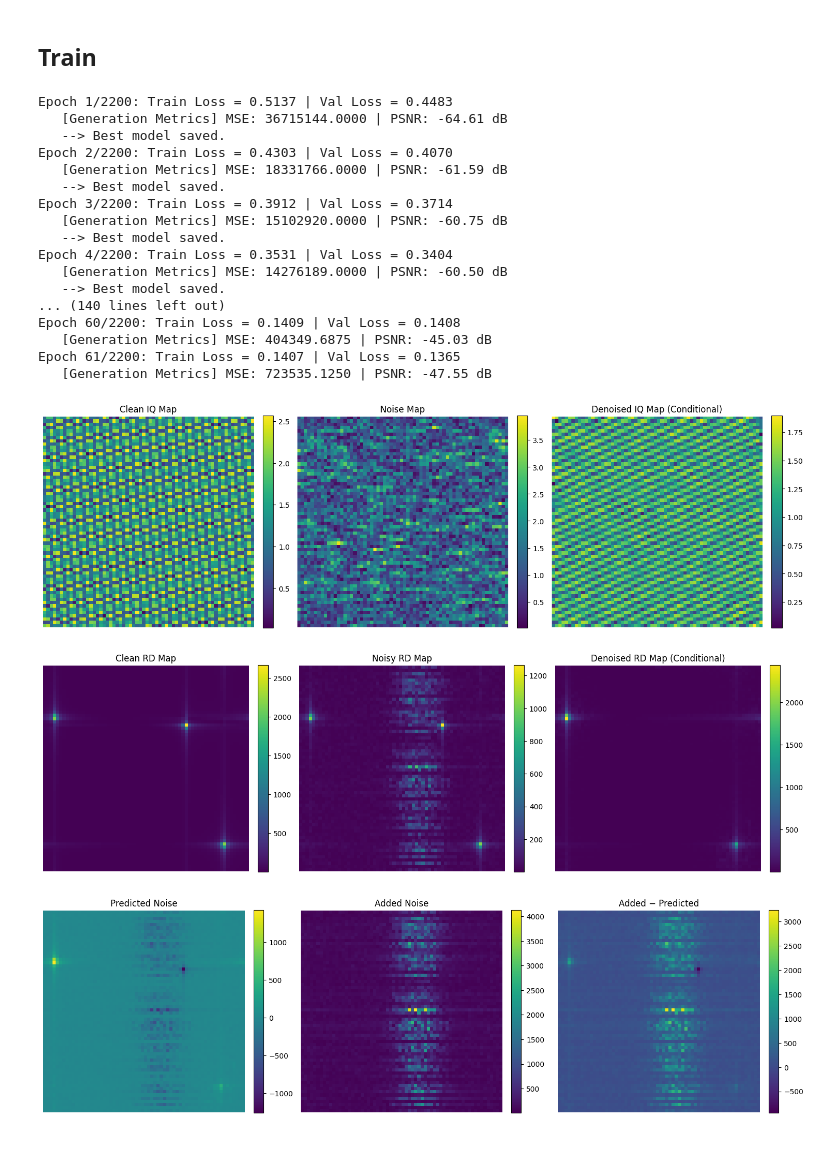
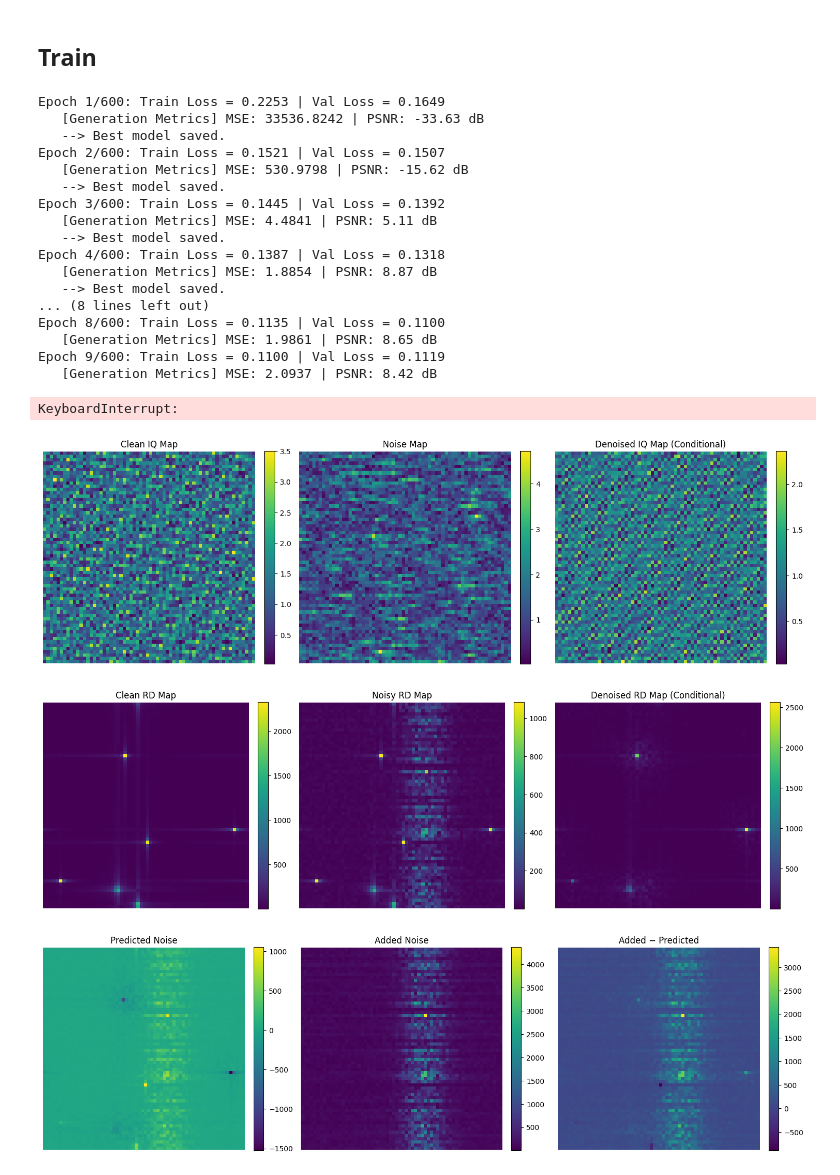
Before and after one commit to arigra/Heavy-Clutter-Detection, a Jupyter notebook: notebooks/nit.ipynb, the cells around one changed output. Cells and saved outputs as stored; diff of their text form; code cells hidden in the pictures; blank space fills up the shorter version.

Commit message:
working diffusion model

```diff
--- a/notebooks/nit.ipynb
+++ b/notebooks/nit.ipynb
@@ -30,11 +30,12 @@ config = SimpleNamespace(
     batch_size = 16,
     num_samples=50960,
     time_emb_dim = 256,
-    noise_scheduler = "linear",
-    noise_steps = 1000,
+    scheduler_type = "linear",
+    noise_steps = 2000,
     beta_start = 1e-4,
-    beta_end = 0.02,
-
+    beta_end = 0.03,
+    lr =1e-5,
+    num_epochs = 600,
 )
 # %% [markdown]
 ## Dataset prep
@@ -451,9 +394,9 @@ def validate(diffusion, dataloader, device):
 train_loader = norm_train_loader
 val_loader = norm_val_loader
 cond_unet = ConditionalUNet(in_channels=4, out_channels=2, time_emb_dim=config.time_emb_dim).to(device)
-cond_diffusion = ConditionalDiffusion(model=cond_unet, T=2000, beta_start=1e-4, beta_end=0.05).to(device)
-optimizer = torch.optim.Adam(cond_diffusion.parameters(), lr=1e-5)
-num_epochs = 2200
+cond_diffusion = ConditionalDiffusion(model=cond_unet, scheduler_type=config.scheduler_type, T=config.noise_steps, beta_start=config.beta_start, beta_end=config.beta_end).to(device)
+optimizer = torch.optim.Adam(cond_diffusion.parameters(), config.lr)
+num_epochs = config.num_epochs
 best_val_loss = float('inf')
 best_mse_loss = float('inf')
 
@@ -501,23 +444,24 @@ if len(val_psnrs) > 0:
     plt.legend()
     plt.show()
 # %% [output]
-Epoch 1/2200: Train Loss = 0.5137 | Val Loss = 0.4483
-   [Generation Metrics] MSE: 36715144.0000 | PSNR: -64.61 dB
+Epoch 1/600: Train Loss = 0.2253 | Val Loss = 0.1649
+   [Generation Metrics] MSE: 33536.8242 | PSNR: -33.63 dB
    --> Best model saved.
-Epoch 2/2200: Train Loss = 0.4303 | Val Loss = 0.4070
-   [Generation Metrics] MSE: 18331766.0000 | PSNR: -61.59 dB
+Epoch 2/600: Train Loss = 0.1521 | Val Loss = 0.1507
+   [Generation Metrics] MSE: 530.9798 | PSNR: -15.62 dB
    --> Best model saved.
-Epoch 3/2200: Train Loss = 0.3912 | Val Loss = 0.3714
-   [Generation Metrics] MSE: 15102920.0000 | PSNR: -60.75 dB
+Epoch 3/600: Train Loss = 0.1445 | Val Loss = 0.1392
+   [Generation Metrics] MSE: 4.4841 | PSNR: 5.11 dB
    --> Best model saved.
-Epoch 4/2200: Train Loss = 0.3531 | Val Loss = 0.3404
-   [Generation Metrics] MSE: 14276189.0000 | PSNR: -60.50 dB
+Epoch 4/600: Train Loss = 0.1387 | Val Loss = 0.1318
+   [Generation Metrics] MSE: 1.8854 | PSNR: 8.87 dB
    --> Best model saved.
-... (140 lines left out)
-Epoch 60/2200: Train Loss = 0.1409 | Val Loss = 0.1408
-   [Generation Metrics] MSE: 404349.6875 | PSNR: -45.03 dB
-Epoch 61/2200: Train Loss = 0.1407 | Val Loss = 0.1365
-   [Generation Metrics] MSE: 723535.1250 | PSNR: -47.55 dB
+... (8 lines left out)
+Epoch 8/600: Train Loss = 0.1135 | Val Loss = 0.1100
+   [Generation Metrics] MSE: 1.9861 | PSNR: 8.65 dB
+Epoch 9/600: Train Loss = 0.1100 | Val Loss = 0.1119
+   [Generation Metrics] MSE: 2.0937 | PSNR: 8.42 dB
+KeyboardInterrupt:
 # %%
 import random
 def generate_range_steering_matrix(N=64, dR=64, B=50e6, c=3e8):
@@ -537,22 +481,16 @@ def generate_doppler_steering_matrix(K=64, dV=64, fc=9.39e9, T0=1e-3, c=3e8):
     return V
 
 def create_rd_map(IQ_map):
-    # Ensure IQ_map is a tensor
     if not torch.is_tensor(IQ_map):
         IQ_map = torch.from_numpy(IQ_map)
 
-    # Convert IQ_map to a complex tensor if it's not already
     if not torch.is_complex(IQ_map):
         IQ_map = IQ_map.to(torch.complex64)
 
     dev = IQ_map.device
     R = generate_range_steering_matrix().to(dev)
     V = generate_doppler_steering_matrix().to(dev)
-
-    # Compute the RD map using the Hermitian transpose for R
     RD_map = torch.abs(R.T.conj() @ IQ_map @ V.conj())
-
-    # Move the result to CPU for visualization
     RD_map = RD_map.clone().detach().resolve_conj().cpu()
     return RD_map
 
@@ -595,34 +533,34 @@ def run_inference():
         ax.axis("off")
         fig.colorbar(im, ax=ax, fraction=0.046, pad=0.04)
     plt.tight_layout()
     plt.show()
 
     fig, axes = plt.subplots(1, 3, figsize=(15,5))
     for ax, img, title in zip(axes,
                             [create_rd_map(signal), create_rd_map(IQ), create_rd_map(generated_complex)],
                             ["Clean RD Map", "Noisy RD Map", "Denoised RD Map (Conditional)"]):
         im = ax.imshow(img, cmap='viridis')
         ax.set_title(title)
         ax.axis("off")
         fig.colorbar(im, ax=ax, fraction=0.046, pad=0.04)
     plt.tight_layout()
     plt.show()
 
     fig, axes = plt.subplots(1, 3, figsize=(15,5))
     for ax, img, title in zip(axes,
-                            [create_rd_map(generated_complex)-create_rd_map(IQ),
+                            [-create_rd_map(generated_complex)+create_rd_map(IQ),
                             create_rd_map(C)+create_rd_map(W),
                             create_rd_map(C)+create_rd_map(W) - (create_rd_map(IQ)-create_rd_map(generated_complex))],
                             ["Predicted Noise", "Added Noise", "Added − Predicted"]):
         im = ax.imshow(img, cmap='viridis')
         ax.set_title(title)
         ax.axis("off")
         fig.colorbar(im, ax=ax, fraction=0.046, pad=0.04)
     plt.tight_layout()
     plt.show()
 
 run_inference()
 # %% [output]
-[figure, old version]
+[figure, new version]
-[figure, old version]
+[figure, new version]
-[figure, old version]
+[figure, new version]
```
Also changed, not shown: parts of 7 cells of this notebook.
